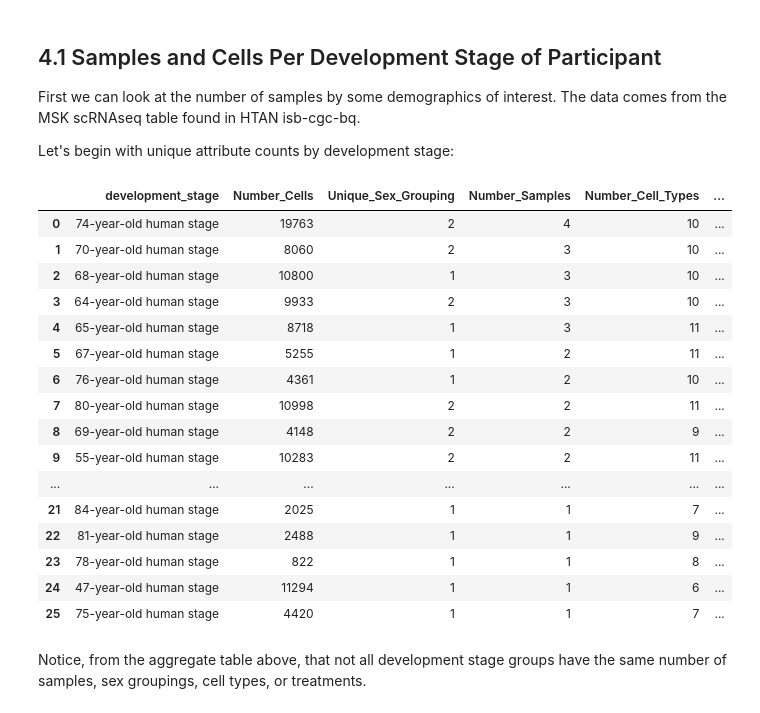
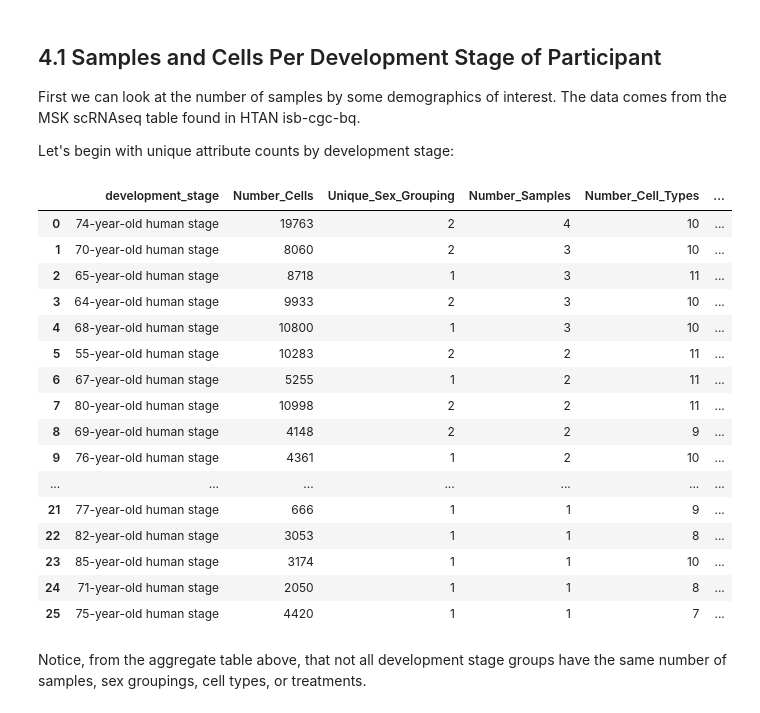
Before and after one commit to isb-cgc/Community-Notebooks, a Jupyter notebook: HTAN/Python Notebooks/Investigating_Single_Cell_HTAN_Data.ipynb, the cells around one changed output. Drawn from its saved outputs; the diff is of its cells as text; code cells hidden in the pictures.

```diff
--- a/HTAN/Python Notebooks/Investigating_Single_Cell_HTAN_Data.ipynb
+++ b/HTAN/Python Notebooks/Investigating_Single_Cell_HTAN_Data.ipynb
@@ -89,7 +81,10 @@ auth.authenticate_user()
 # %%
-## Setup ##
-# set the google project that will be referenced for this notebook's computations
-google_project = 'my-project'
+# Import the Google BigQuery client
+from google.cloud import bigquery
+
+# Set the Google project that will be billed for this notebook's computations
+# Replace <my-project> with your BigQuery Project ID
+google_project = '<my-project>'
 
 # Create a client to access the data within BigQuery
 client = bigquery.Client(google_project)
@@ -106,36 +101,36 @@ Let's begin with unique attribute counts by development stage:
 # %%
 df1 = client.query("""
   SELECT
     development_stage,
     count(distinct(iObs)) Number_Cells,
     count(distinct(sex)) Unique_Sex_Grouping,
     count(distinct(donor_id)) Number_Samples,
     count(distinct(cell_type)) Number_Cell_Types,
     count(distinct(treatment)) Number_Therapies
   FROM
-  `isb-cgc-bq.HTAN.scRNAseq_MSK_SCLC_combined_samples_current`
+  `isb-cgc-bq.HTAN_versioned.scRNAseq_MSK_SCLC_combined_samples_r3`
   GROUP BY 1
   ORDER BY Number_Samples DESC # ASC # or DESC
     """).result().to_dataframe()
 
 df1
 # %% [output]
 |  | development_stage | Number_Cells | Unique_Sex_Grouping | Number_Samples | Number_Cell_Types | ... |
 | 0 | 74-year-old human stage | 19763 | 2 | 4 | 10 | ... |
 | 1 | 70-year-old human stage | 8060 | 2 | 3 | 10 | ... |
-| 2 | 68-year-old human stage | 10800 | 1 | 3 | 10 | ... |
+| 2 | 65-year-old human stage | 8718 | 1 | 3 | 11 | ... |
 | 3 | 64-year-old human stage | 9933 | 2 | 3 | 10 | ... |
-| 4 | 65-year-old human stage | 8718 | 1 | 3 | 11 | ... |
-| 5 | 67-year-old human stage | 5255 | 1 | 2 | 11 | ... |
-| 6 | 76-year-old human stage | 4361 | 1 | 2 | 10 | ... |
+| 4 | 68-year-old human stage | 10800 | 1 | 3 | 10 | ... |
+| 5 | 55-year-old human stage | 10283 | 2 | 2 | 11 | ... |
+| 6 | 67-year-old human stage | 5255 | 1 | 2 | 11 | ... |
 | 7 | 80-year-old human stage | 10998 | 2 | 2 | 11 | ... |
 | 8 | 69-year-old human stage | 4148 | 2 | 2 | 9 | ... |
-| 9 | 55-year-old human stage | 10283 | 2 | 2 | 11 | ... |
+| 9 | 76-year-old human stage | 4361 | 1 | 2 | 10 | ... |
 | ... | ... | ... | ... | ... | ... | ... |
-| 21 | 84-year-old human stage | 2025 | 1 | 1 | 7 | ... |
-| 22 | 81-year-old human stage | 2488 | 1 | 1 | 9 | ... |
-| 23 | 78-year-old human stage | 822 | 1 | 1 | 8 | ... |
-| 24 | 47-year-old human stage | 11294 | 1 | 1 | 6 | ... |
+| 21 | 77-year-old human stage | 666 | 1 | 1 | 9 | ... |
+| 22 | 82-year-old human stage | 3053 | 1 | 1 | 8 | ... |
+| 23 | 85-year-old human stage | 3174 | 1 | 1 | 10 | ... |
+| 24 | 71-year-old human stage | 2050 | 1 | 1 | 8 | ... |
 | 25 | 75-year-old human stage | 4420 | 1 | 1 | 7 | ... |
 # %% [markdown]
 Notice, from the aggregate table above, that not all development stage groups have the same number of samples, sex groupings, cell types, or treatments.
```
Also changed, not shown: parts of 18 cells of this notebook.
